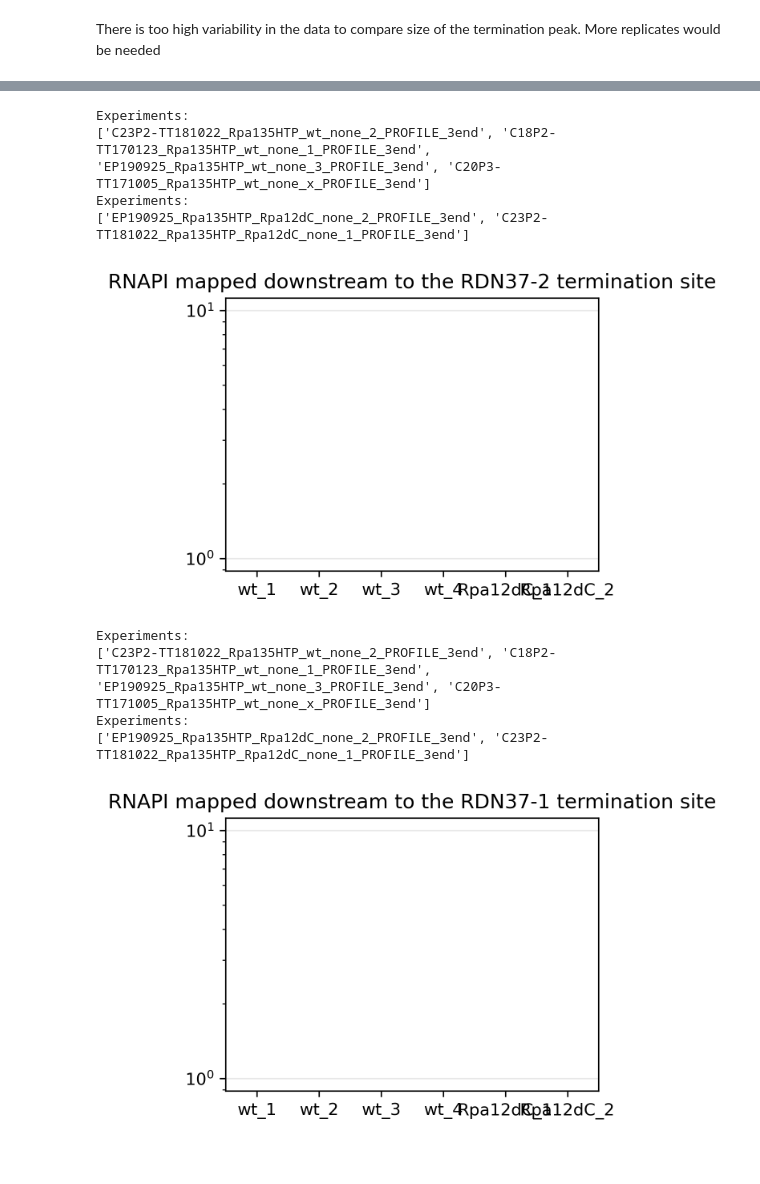
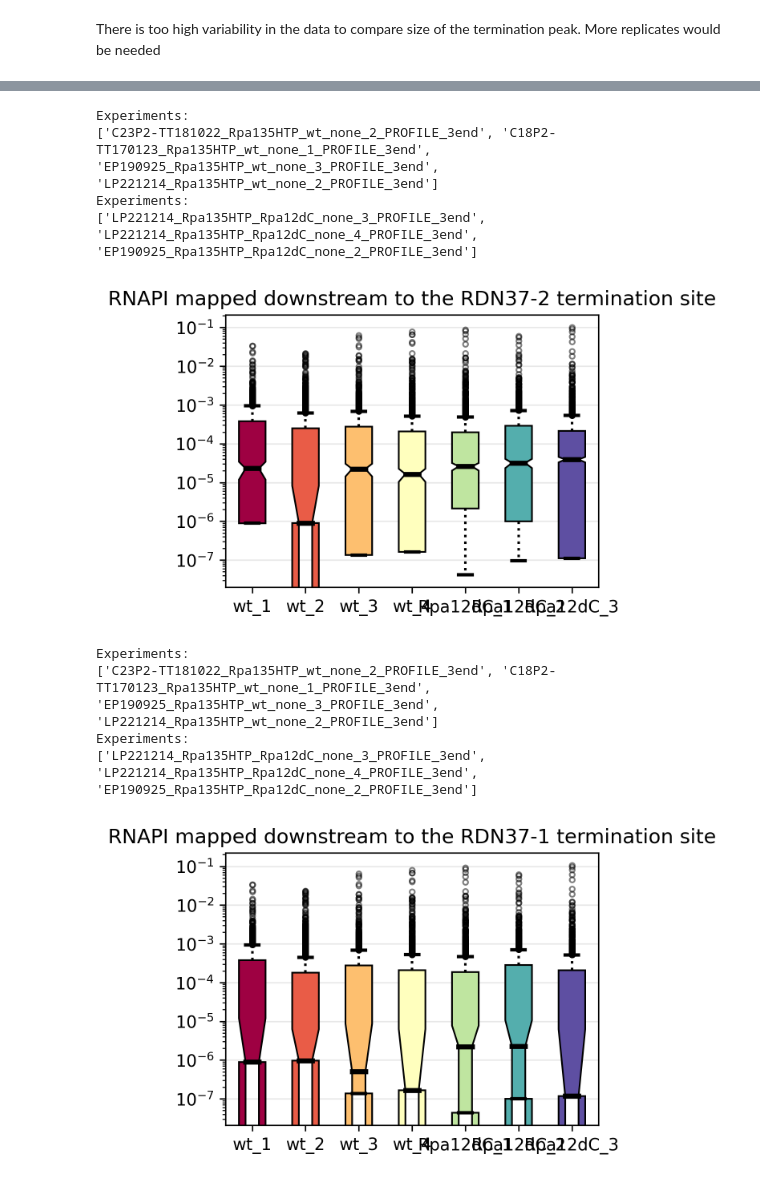
Before and after one commit to tturowski/Pol1_termination_MS, a Jupyter notebook: 05_notebooks/Fig_2_Rpa12dC.ipynb, the cells around one changed output, grey strips where cells are left out. Drawn from its saved outputs; the diff is of its cells as text; code cells hidden in the pictures.

```diff
--- a/05_notebooks/Fig_2_Rpa12dC.ipynb
+++ b/05_notebooks/Fig_2_Rpa12dC.ipynb
@@ -193,37 +249,38 @@ tt.plotting.boxplot1(dd.dropna().tolist(),labels=["dd"],grid=True,figsize=(3,1),
 # %%
+stop = 9946
 df13_wt = tt.profiles.preprocess(df01b_RDN372_datasets_3end[7100:stop],
                                      let_in=['Rpa135HTP'],
                                      let_out=['Rpa12dC',"noUV"],stats=False)
 
 df14_rpa12d = tt.profiles.preprocess(df01b_RDN372_datasets_3end[7100:stop],
-                                     let_in=['Rpa135HTP','Rpa12dC'],stats=False)
+                                     let_in=['Rpa135HTP','Rpa12dC'],let_out=['C23P2'],stats=False)
 
 data = [col.dropna().tolist() for c,col in pd.concat([df13_wt,df14_rpa12d]).iteritems()]
-labels = ['wt_1',"wt_2","wt_3","wt_4","Rpa12dC_1","Rpa12dC_2"]
+labels = ['wt_1',"wt_2","wt_3","wt_4","Rpa12dC_1","Rpa12dC_2","Rpa12dC_3"]
 
 tt.plotting.boxplot1(data,labels,grid=True,log=True,figsize=(4,3),dpi=300,title="RNAPI mapped downstream to the RDN37-2 termination site")
 # %% [output]
 Experiments:
-['C23P2-TT181022_Rpa135HTP_wt_none_2_PROFILE_3end', 'C18P2-TT170123_Rpa135HTP_wt_none_1_PROFILE_3end', 'EP190925_Rpa135HTP_wt_none_3_PROFILE_3end', 'C20P3-TT171005_Rpa135HTP_wt_none_x_PROFILE_3end']
+['C23P2-TT181022_Rpa135HTP_wt_none_2_PROFILE_3end', 'C18P2-TT170123_Rpa135HTP_wt_none_1_PROFILE_3end', 'EP190925_Rpa135HTP_wt_none_3_PROFILE_3end', 'LP221214_Rpa135HTP_wt_none_2_PROFILE_3end']
 Experiments:
-['EP190925_Rpa135HTP_Rpa12dC_none_2_PROFILE_3end', 'C23P2-TT181022_Rpa135HTP_Rpa12dC_none_1_PROFILE_3end']
+['LP221214_Rpa135HTP_Rpa12dC_none_3_PROFILE_3end', 'LP221214_Rpa135HTP_Rpa12dC_none_4_PROFILE_3end', 'EP190925_Rpa135HTP_Rpa12dC_none_2_PROFILE_3end']
-[figure, old version]
+[figure, new version]
 # %%
+stop = 9946
 df13_wt = tt.profiles.preprocess(df01a_RDN371_datasets_3end[7100:stop],
                                      let_in=['Rpa135HTP'],
                                      let_out=['Rpa12dC',"noUV"],stats=False)
 
 df14_rpa12d = tt.profiles.preprocess(df01a_RDN371_datasets_3end[7100:stop],
-                                     let_in=['Rpa135HTP','Rpa12dC'],stats=False)
+                                     let_in=['Rpa135HTP','Rpa12dC'],let_out=['C23P2'],stats=False)
 
 data = [col.dropna().tolist() for c,col in pd.concat([df13_wt,df14_rpa12d]).iteritems()]
-labels = ['wt_1',"wt_2","wt_3","wt_4","Rpa12dC_1","Rpa12dC_2"]
-
+labels = ['wt_1',"wt_2","wt_3","wt_4","Rpa12dC_1","Rpa12dC_2","Rpa12dC_3"]
 
 tt.plotting.boxplot1(data,labels,grid=True,log=True,figsize=(4,3),dpi=300,title="RNAPI mapped downstream to the RDN37-1 termination site")
 # %% [output]
 Experiments:
-['C23P2-TT181022_Rpa135HTP_wt_none_2_PROFILE_3end', 'C18P2-TT170123_Rpa135HTP_wt_none_1_PROFILE_3end', 'EP190925_Rpa135HTP_wt_none_3_PROFILE_3end', 'C20P3-TT171005_Rpa135HTP_wt_none_x_PROFILE_3end']
+['C23P2-TT181022_Rpa135HTP_wt_none_2_PROFILE_3end', 'C18P2-TT170123_Rpa135HTP_wt_none_1_PROFILE_3end', 'EP190925_Rpa135HTP_wt_none_3_PROFILE_3end', 'LP221214_Rpa135HTP_wt_none_2_PROFILE_3end']
 Experiments:
-['EP190925_Rpa135HTP_Rpa12dC_none_2_PROFILE_3end', 'C23P2-TT181022_Rpa135HTP_Rpa12dC_none_1_PROFILE_3end']
+['LP221214_Rpa135HTP_Rpa12dC_none_3_PROFILE_3end', 'LP221214_Rpa135HTP_Rpa12dC_none_4_PROFILE_3end', 'EP190925_Rpa135HTP_Rpa12dC_none_2_PROFILE_3end']
-[figure, old version]
+[figure, new version]
```
Also changed, not shown: parts of 7 cells of this notebook, 58 other files.
